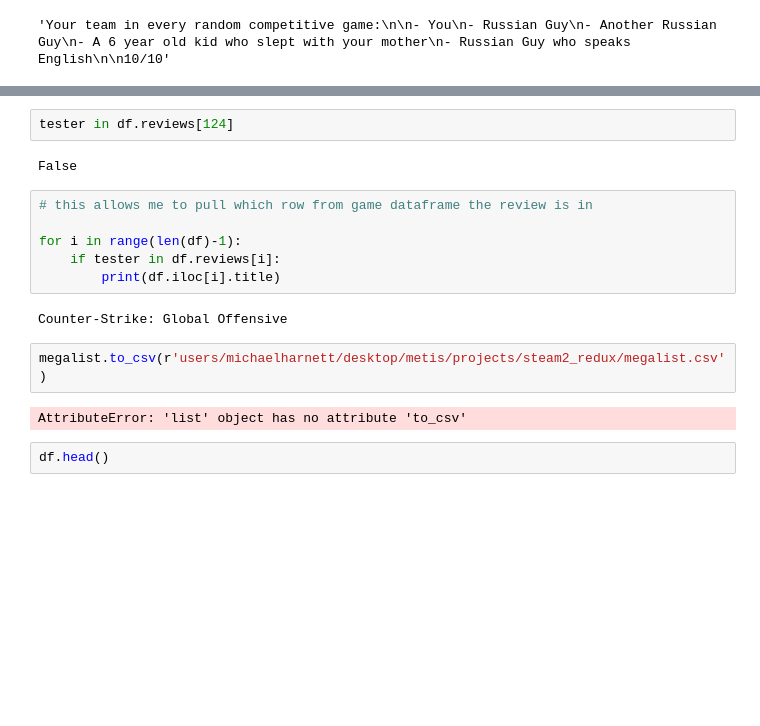
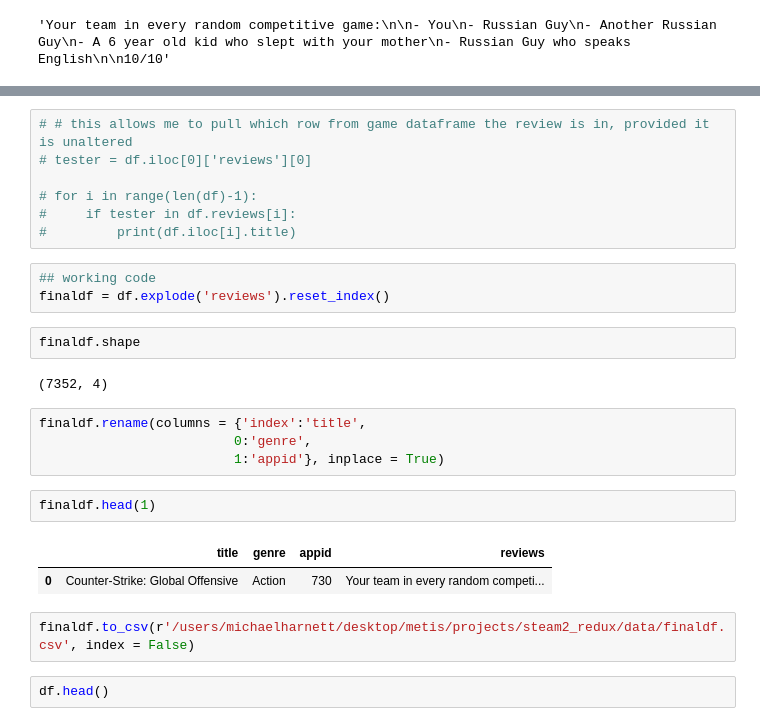
Before and after one commit to MichaelHarnett/Steam2_Redux, a Jupyter notebook: scraping_notebook.ipynb, the cells around one changed output, grey strips where cells are left out. Cells and saved outputs as stored; diff of their text form; blank space fills up the shorter version.

```diff
--- a/scraping_notebook.ipynb
+++ b/scraping_notebook.ipynb
@@ -259,19 +264,28 @@ len(df.reviews)
-# %%
-tester in df.reviews[124]
-# %% [output]
-False
 # %%
-# this allows me to pull which row from game dataframe the review is in
+# # this allows me to pull which row from game dataframe the review is in, provided it is unaltered
+# tester = df.iloc[0]['reviews'][0]
 
-for i in range(len(df)-1):
-    if tester in df.reviews[i]:
-        print(df.iloc[i].title)
+# for i in range(len(df)-1):
+#     if tester in df.reviews[i]:
+#         print(df.iloc[i].title)
-# %% [output]
-Counter-Strike: Global Offensive
+# %%
+## working code
+finaldf = df.explode('reviews').reset_index()
+# %%
+finaldf.shape
+# %% [output]
+(7352, 4)
+# %%
+finaldf.rename(columns = {'index':'title',
+                         0:'genre',
+                         1:'appid'}, inplace = True)
+# %%
+finaldf.head(1)
+# %% [output]
+|  | title | genre | appid | reviews |
+| 0 | Counter-Strike: Global Offensive | Action | 730 | Your team in every random competi... |
 # %%
-megalist.to_csv(r'users/michaelharnett/desktop/metis/projects/steam2_redux/megalist.csv')
+finaldf.to_csv(r'/users/michaelharnett/desktop/metis/projects/steam2_redux/data/finaldf.csv', index = False)
-# %% [output]
-AttributeError: 'list' object has no attribute 'to_csv'
 # %%
 df.head()
 # %% [output]
```
Also changed, not shown: parts of 46 cells of this notebook, 5 other files.
